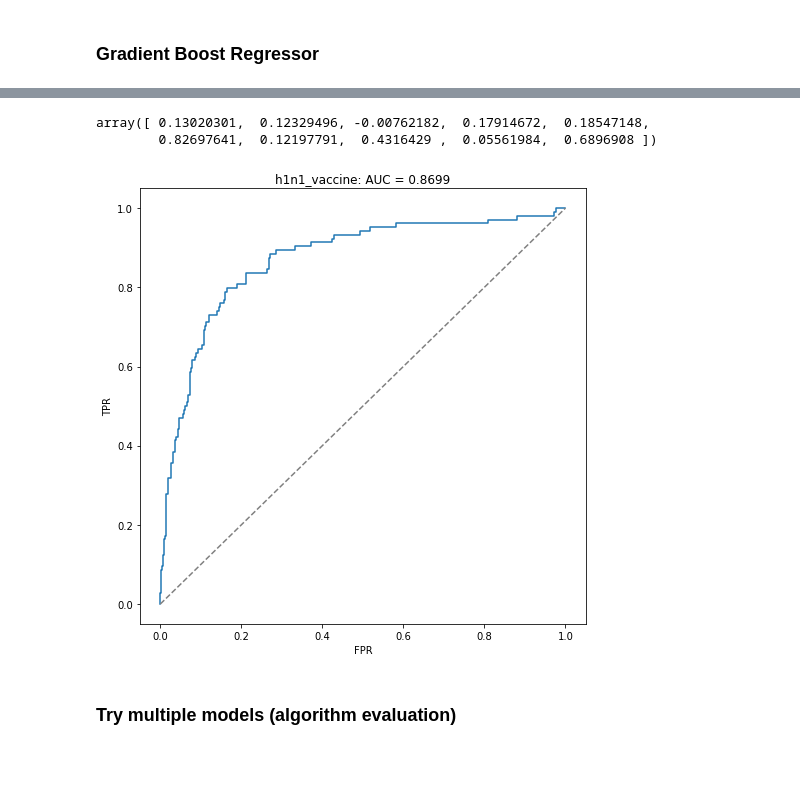
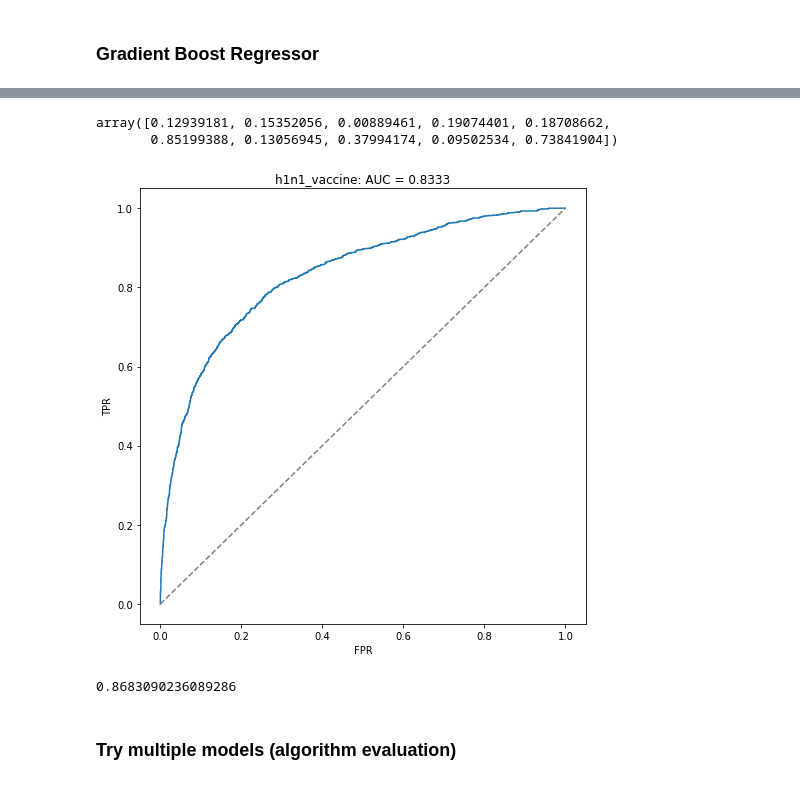
Before and after one commit to fabianlae/Predict-H1N1-and-Seasonal-Flu-Vaccines, a Jupyter notebook: Flushot_Analytics.ipynb, the cells around one changed output, grey strips where cells are left out. Saved outputs shown, nothing was run; the diff lists cells and outputs as text; code cells hidden in the pictures.

Commit message:
Gradient Boost Classifier

```diff
--- a/Flushot_Analytics.ipynb
+++ b/Flushot_Analytics.ipynb
@@ -416,3 +415,11 @@ GradientBoostingRegressor(alpha=0.9, ccp_alpha=0.0, criterion='friedman_mse',
                           n_iter_no_change=None, presort='deprecated',
                           random_state=42, subsample=1.0, tol=0.0001,
                           validation_fraction=0.1, verbose=1, warm_start=False)
+# %%
+# classifier
+from sklearn.ensemble import GradientBoostingClassifier
+
+GBC_h1n1 = GradientBoostingClassifier(n_estimators=1500, learning_rate=0.05, random_state=42, verbose=1)
+GBC_seasonal = GradientBoostingClassifier(n_estimators=1500, learning_rate=0.05, random_state=42, verbose=1)
+GBC_h1n1.fit(X_train_h1n1, y_train_h1n1)
+GBC_seasonal.fit(X_train_seasonal, y_train_seasonal)
@@ -419,27 +454,41 @@ GradientBoostingRegressor(alpha=0.9, ccp_alpha=0.0, criterion='friedman_mse',
+# %%
+GBC_h1n1_pred = GBC_h1n1.predict_proba(X_eval_h1n1)
+GBC_seasonal_pred = GBC_seasonal.predict_proba(X_eval_seasonal)
+GBC_h1n1_pred_x = GBC_h1n1_pred[:,1]
+GBC_seasonal_pred_x = GBC_seasonal_pred[:,1]
+# GBC_h1n1_pred[:10]
+# GBC_h1n1_pred[:,0]
+# GBC_h1n1.classes_
 # %%
 GBR_h1n1_pred = GBR_h1n1.predict(X_eval_h1n1)
+GBR_seasonal_pred = GBR_seasonal.predict(X_eval_seasonal)
 GBR_h1n1_pred[:10]
 # %% [output]
-array([ 0.13020301,  0.12329496, -0.00762182,  0.17914672,  0.18547148,
-        0.82697641,  0.12197791,  0.4316429 ,  0.05561984,  0.6896908 ])
+array([0.12939181, 0.15352056, 0.00889461, 0.19074401, 0.18708662,
+       0.85199388, 0.13056945, 0.37994174, 0.09502534, 0.73841904])
 # %%
 fig, ax = plt.subplots(1, 1, figsize=(7, 7))
 
 plot_roc(
     y_eval_h1n1,
-    GBR_h1n1_pred,
+    GBC_h1n1_pred_x,
     'h1n1_vaccine',
     ax=ax
 )
 # plot_roc(
 #     y_eval['seasonal_vaccine'],
 #     y_preds['seasonal_vaccine'],
 #     'seasonal_vaccine',
 #     ax=ax[1]
 # )
 fig.tight_layout()
 # %% [output]
-[figure, old version]
+[figure, new version]
+# %%
+# combined AUC Score
+roc_auc_score(np.hstack((y_eval_h1n1, y_eval_seasonal)), np.hstack((GBC_h1n1_pred_x, GBC_seasonal_pred_x)))
+# %% [output]
+0.8683090236089286
 # %% [markdown]
 ### Try multiple models (algorithm evaluation)
 # %%
```
Also changed, not shown: parts of 3 cells of this notebook.
